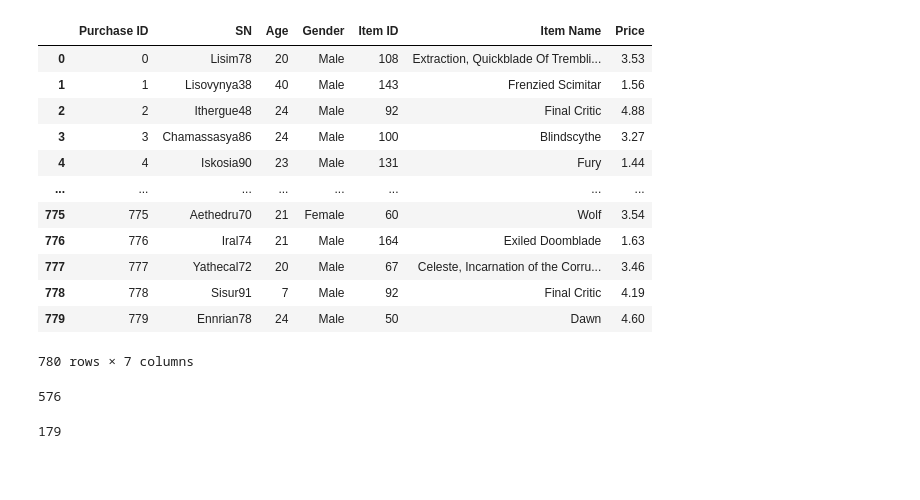
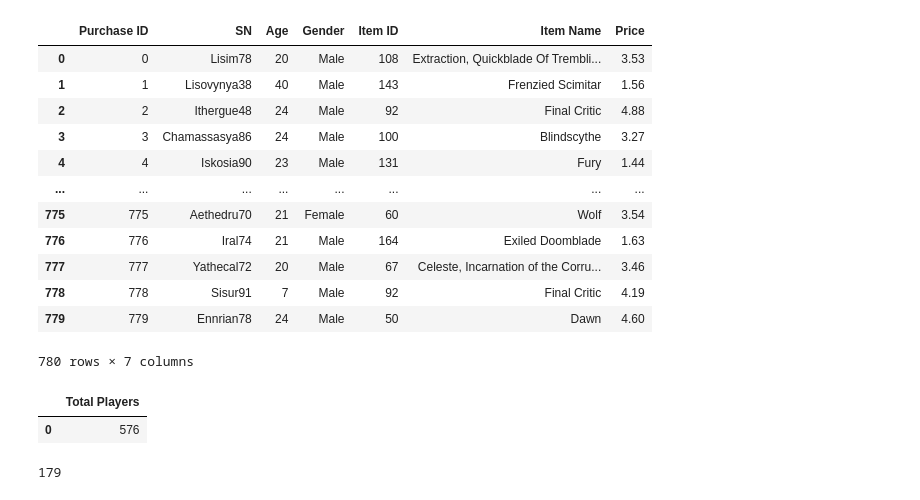
Before and after one commit to nikoelvambuena95/pandas-challenge, a Jupyter notebook: Pandas_homework.ipynb, the cells around one changed output. Saved outputs shown, nothing was run; the diff lists cells and outputs as text; code cells hidden in the pictures; blank space fills up the shorter version.

```diff
--- a/Pandas_homework.ipynb
+++ b/Pandas_homework.ipynb
@@ -24,9 +24,11 @@ purchase_data_df
 # %%
 #Total number of players - Players made more than one purchase = duplicates values
 total_players = len(purchase_data_df['SN'].unique())
-total_players
+total_players_df = pd.DataFrame  ([{'Total Players':total_players}])
+total_players_df
 # %% [output]
-576
+|  | Total Players |
+| 0 | 576 |
 # %%
 #Total number of unique items - Items purchased more than one time = duplicate values
 total_items = len(purchase_data_df['Item Name'].unique())
```
Also changed, not shown: parts of 4 cells of this notebook.
